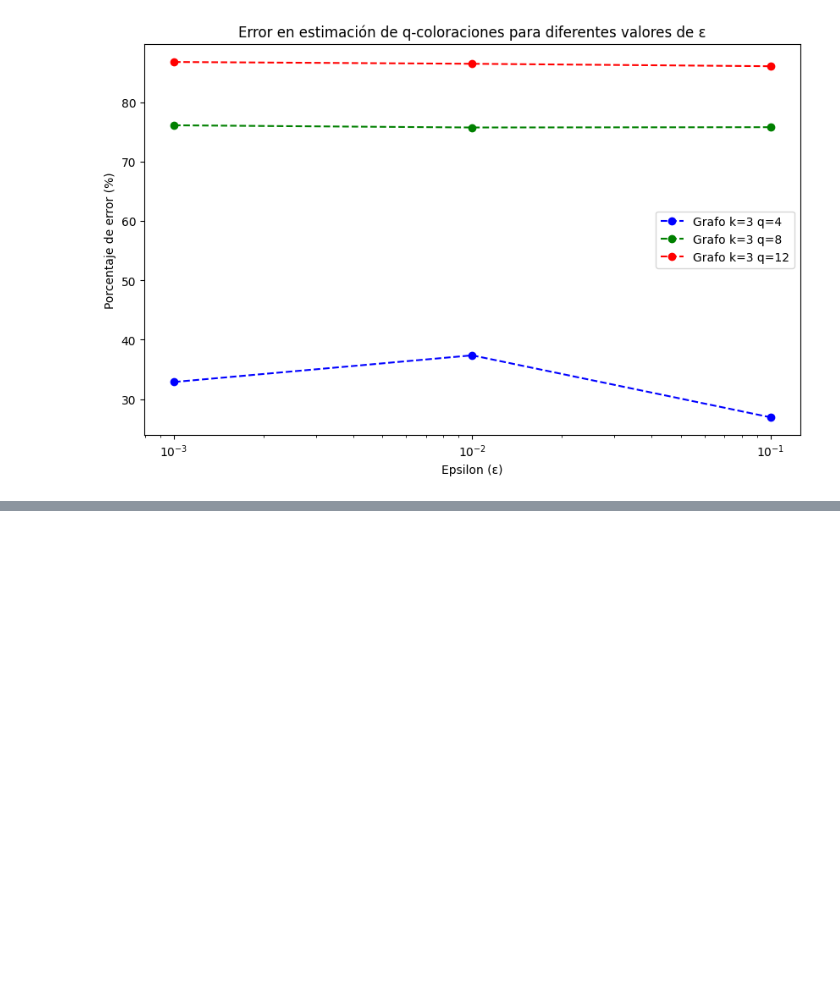
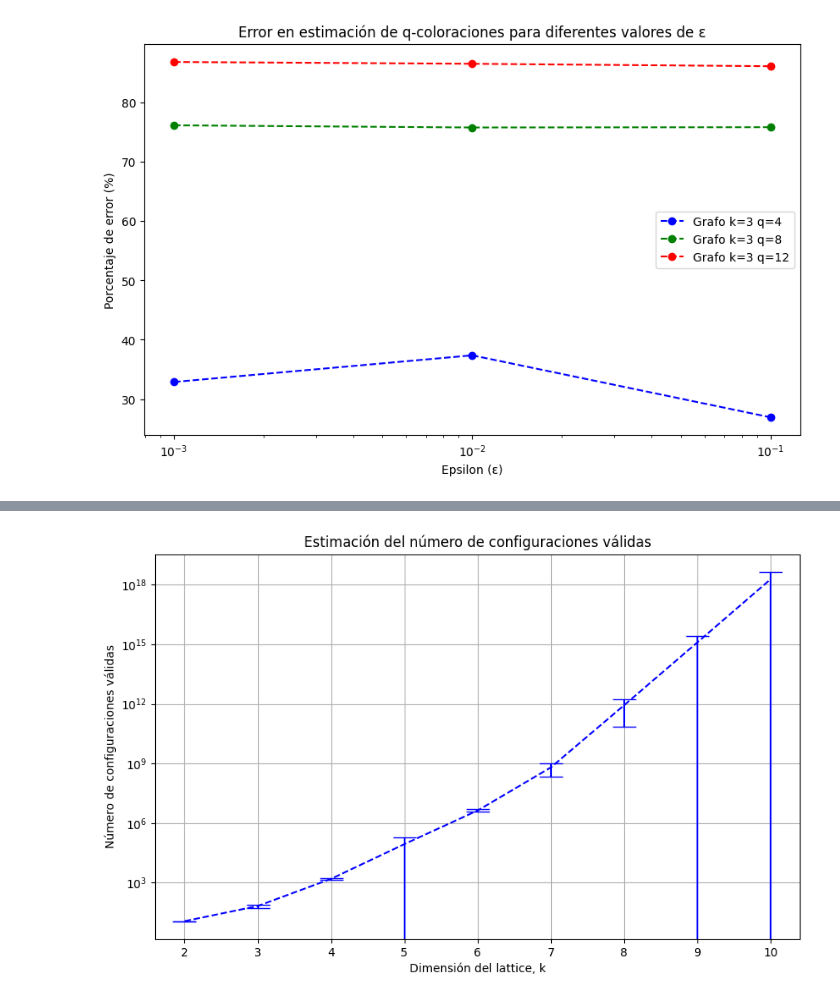
Before and after one commit to dangarciahe/Cadenas_de_Markov, a Jupyter notebook: Tarea_2.ipynb, the cells around one changed output, grey strips where cells are left out. Drawn from its saved outputs; the diff is of its cells as text; code cells hidden in the pictures; blank space fills up the shorter version.

```diff
--- a/Tarea_2.ipynb
+++ b/Tarea_2.ipynb
@@ -657,0 +654,17 @@ print(f"El numero teorico de q-coloraciones es {result}. Porcentaje de error: {e
+# %%
+simul = 20
+gibbs_steps = 10000
+
+configs_number = []
+configs_uncert = []
+k_values = range(2,11)
+
+
+def report_run(k, num_runs):
+    avg, std = estimate_hard_core_multiple_runs(k, simul, gibbs_steps*k, num_runs)
+    print_hard_core(k, avg, 2*std, simul, gibbs_steps*k)
+    configs_number.append(avg)
+    configs_uncert.append(2*std)
+
+for k in k_values:
+    report_run(k = k, num_runs = 2)
@@ -657,0 +689,18 @@ print(f"El numero teorico de q-coloraciones es {result}. Porcentaje de error: {e
+# %%
+plt.figure(figsize=(10, 6))
+
+
+plt.errorbar(k_values, configs_number, yerr=configs_uncert, color='blue', linestyle='--', capsize=10)
+
+
+plt.xlabel('Dimensión del lattice, k')
+plt.ylabel('Número de configuraciones válidas')
+plt.title('Estimación del número de configuraciones válidas')
+
+
+plt.yscale("log")
+plt.grid(True)
+
+plt.show()
+# %% [output]
+[figure, added]
```
Also changed, not shown: parts of 18 cells of this notebook.
